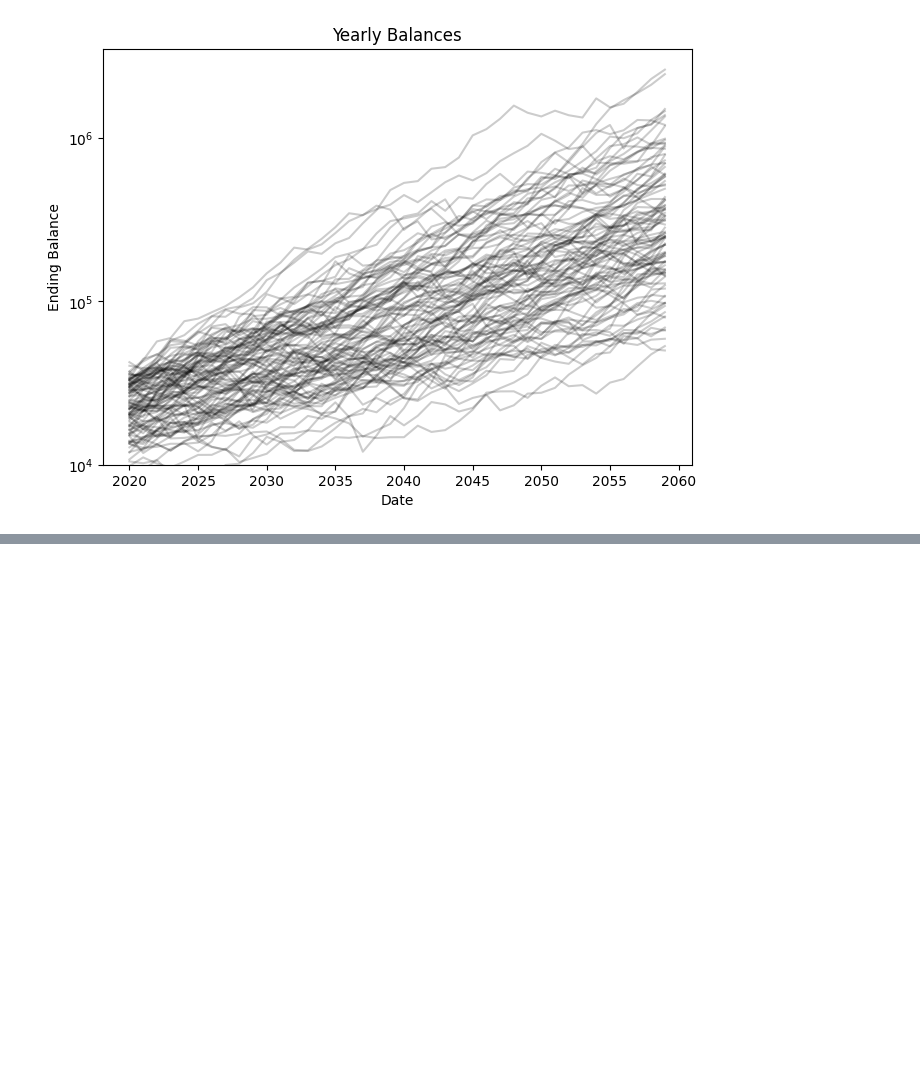
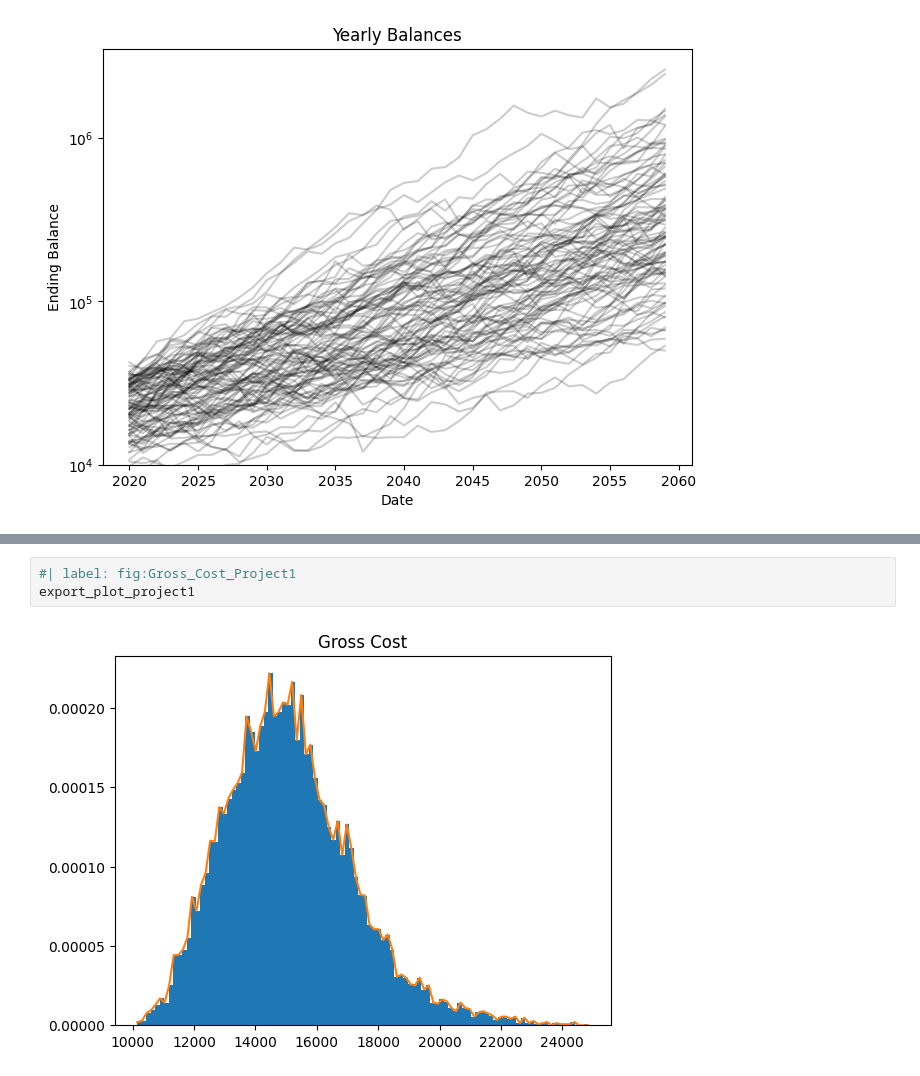
Before and after one commit to Gabriel-vzh2vs/Modelling-And-Simulation-Public-Release, a Jupyter notebook: Chapter_Lab/hidden-lab-graphics.ipynb, the cells around one changed output, grey strips where cells are left out. Drawn from its saved outputs; the diff is of its cells as text; blank space fills up the shorter version.

```diff
--- a/Chapter_Lab/hidden-lab-graphics.ipynb
+++ b/Chapter_Lab/hidden-lab-graphics.ipynb
@@ -515,0 +517,5 @@ KeyError: 'Ending Balance'
+# %%
+#| label: fig:Gross_Cost_Project1
+export_plot_project1
+# %% [output]
+[figure, added]
```
Also changed, not shown: parts of 8 cells of this notebook, 6 other files.
